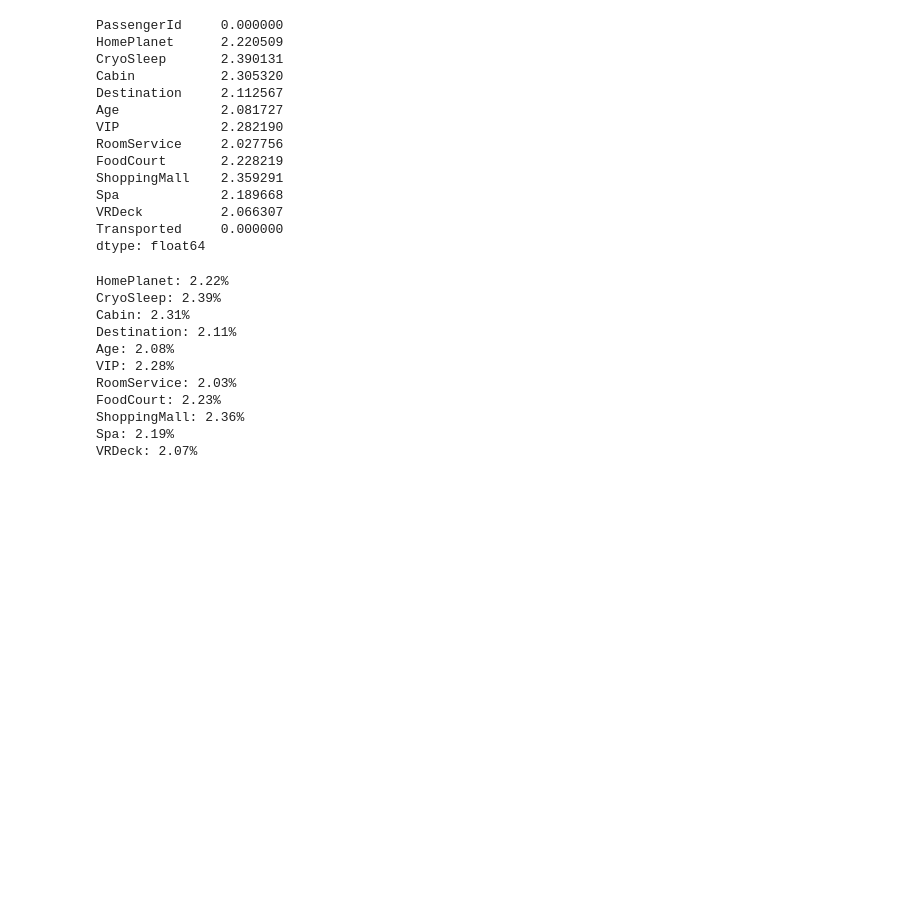
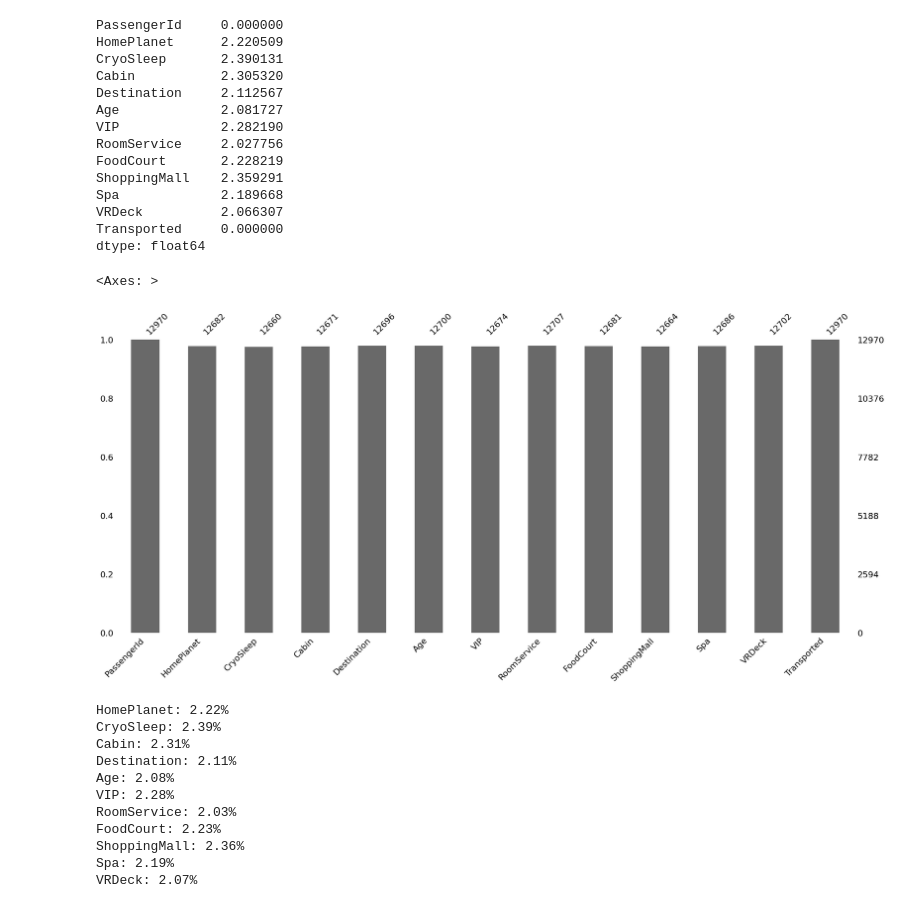
Before and after one commit to Python-Data-Science-Class-3/homework, a Jupyter notebook: WEEK-24 ML-1/09__SeMa/mach_learning_homework.ipynb, the cells around one changed output. Drawn from its saved outputs; the diff is of its cells as text; code cells hidden in the pictures; blank space fills up the shorter version.

```diff
--- a/WEEK-24 ML-1/09__SeMa/mach_learning_homework.ipynb
+++ b/WEEK-24 ML-1/09__SeMa/mach_learning_homework.ipynb
@@ -186,6 +186,12 @@ Spa             2.189668
 VRDeck          2.066307
 Transported     0.000000
 dtype: float64
+# %%
+import missingno as msno
+msno.bar(df)
+# %% [output]
+<Axes: >
+[figure, added]
 # %%
 columns_with_missing_values=missing_percentage[missing_percentage>0]
 for column,percentage in columns_with_missing_values.iteritems():
```
Also changed, not shown: parts of 26 cells of this notebook, 1 other file.
